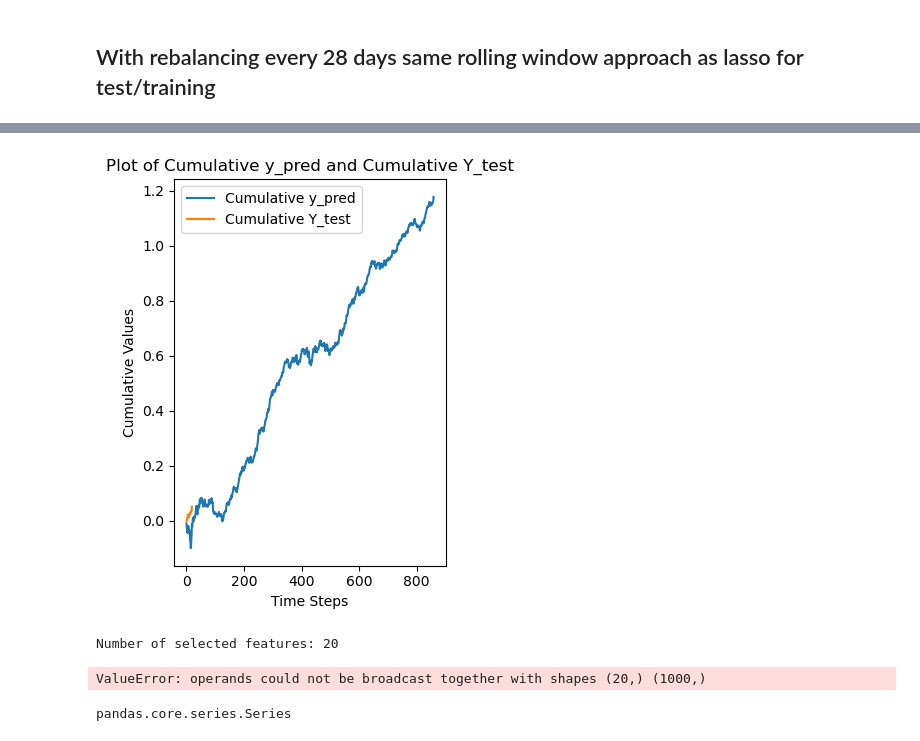
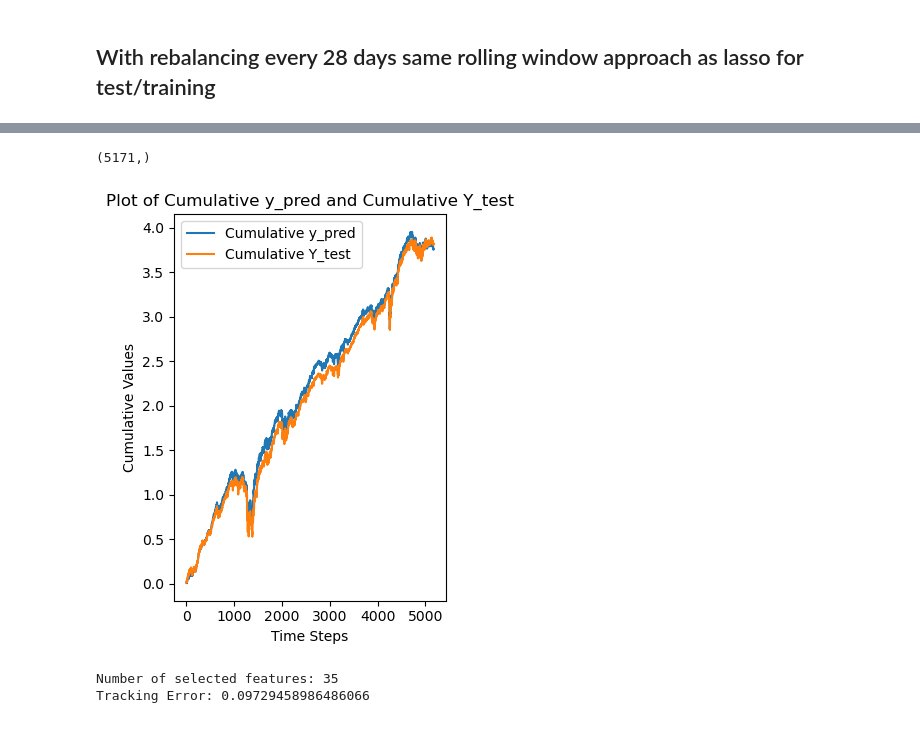
Before and after one commit to alexander-schaller/financial-machine-learning-projects-group2, a Jupyter notebook: Autoencoder.ipynb, the cells around one changed output, grey strips where cells are left out. Cells and saved outputs as stored; diff of their text form; code cells hidden in the pictures.

```diff
--- a/Autoencoder.ipynb
+++ b/Autoencoder.ipynb
@@ -261,3 +253,0 @@ Y = Y[:1000]
-# %%
-X = X[:1000]
-X
@@ -278,6 +254,9 @@ X
+# %%
+Nb_most_comm = 10
+Nb_least_com = 25
 # %%
 X_train, X_test, Y_train, Y_test = train_test_split(X, Y, test_size=0.2, shuffle=False)
-Res = sparse_autoencoder(X_train, X_test)
+Res = sparse_autoencoder(X_train, X_test, Nb_most_comm, Nb_least_com)
 history = Res[4]
 # Plot the loss function
 plt.plot(history.history['loss'], label='Training Loss')
@@ -438,17 +422,28 @@ X
 ## With rebalancing every 28 days same rolling window approach as lasso for test/training
 # %%
 Y_pred_final_LS = []
-rebalance = 28
-split_index = 28*5
+rebalance = 90
+split_index = 90*5
+
+Nb_most_comm = 10
+Nb_least_com = 30
+
+#Nb_least_com = int(np.linspace(10, 50, 20))
+
+#for j in Nb_least_com:
+#try iterate over number of least comm features and see how trracking error goes, if seems interesting
+#might want to inlude crosse validation in the process and then adjust it dynamically
+
+
 
 for i in range(0, X.shape[0]-split_index, rebalance):
     # split_index_here = int(0.8 * len(X.T) + i)  # Use 80% of the data for training
-    split_index_here = 5*28 + i
+    split_index_here = 5*90 + i
 
-    X_train, Y_train = X[(split_index_here - 5 * 28):split_index_here], Y[(split_index_here - 5 * 28):split_index_here]
+    X_train, Y_train = X[(split_index_here - 5 * 90):split_index_here], Y[(split_index_here - 5 * 90):split_index_here]
 
     # For testing, take only 28 after split_index_here
-    X_test, Y_test = X[split_index_here:(split_index_here + 28)], Y[split_index_here:(split_index_here + 28)]
+    X_test, Y_test = X[split_index_here:(split_index_here + 90)], Y[split_index_here:(split_index_here + 90)]
 
     Res = sparse_autoencoder(X_train, X_test)
 
@@ -510,29 +505,30 @@ Least communal features: 15
+# %%
+cumulative_predicted_values.shape
+# %% [output]
+(5171,)
 # %%
 Y_pred_final_LS
 # Compute the cumulative values
 cumulative_predicted_values = np.cumsum(Y_pred_final_LS)
 cumulative_Y_test = np.cumsum(Y_test)
+cum_returns_real = np.cumsum(Y[split_index:])
 
 plt.subplot(1, 2, 2)
 plt.plot(cumulative_predicted_values, label='Cumulative y_pred')
-plt.plot(cumulative_Y_test, label='Cumulative Y_test')
+plt.plot(cum_returns_real, label='Cumulative Y_test')
 plt.xlabel('Time Steps')
 plt.ylabel('Cumulative Values')
 plt.title('Plot of Cumulative y_pred and Cumulative Y_test')
 plt.legend()
 
 plt.tight_layout()
 plt.show()
 
 print("Number of selected features:", len(selected_X_test.columns))
 
-tracking_error = np.sqrt(compute_mse(predicted_values, Y))
+tracking_error = np.sqrt(compute_mse(cum_returns_real, cumulative_predicted_values))
 print("Tracking Error:", tracking_error)
 # %% [output]
-[figure, old version]
+[figure, new version]
-Number of selected features: 20
+Number of selected features: 35
+Tracking Error: 0.09729458986486066
-ValueError: operands could not be broadcast together with shapes (20,) (1000,)
-# %%
-type(predicted_values)
-# %% [output]
-pandas.core.series.Series
```
Also changed, not shown: parts of 15 cells of this notebook, 1 other file.
